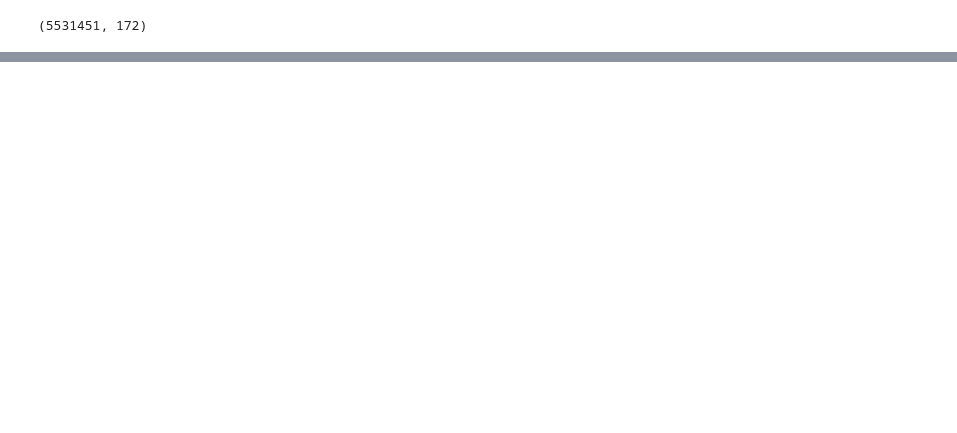
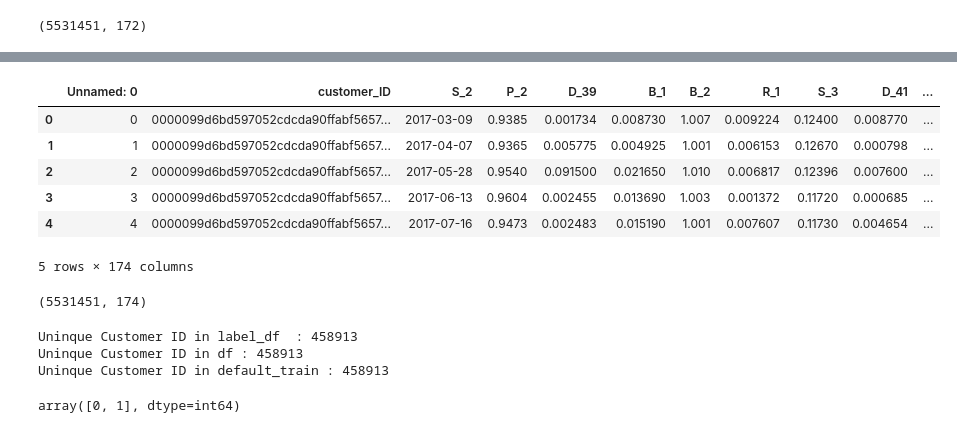
Before and after one commit to RithikDatascientist/potfolio, a Jupyter notebook: Default_Prediction/notebooks/Default_train_EDA.ipynb, the cells around one changed output, grey strips where cells are left out. Cells and saved outputs as stored; diff of their text form; code cells hidden in the pictures; blank space fills up the shorter version.

```diff
--- a/Default_Prediction/notebooks/Default_train_EDA.ipynb
+++ b/Default_Prediction/notebooks/Default_train_EDA.ipynb
@@ -137,0 +151,27 @@ final_df.to_csv(r"C:\potfolio\Default_Prediction\data\processed_data\memory_redu
+# %%
+default_train = pd.merge(df, label_df, left_on="customer_ID", right_on="customer_ID")
+default_train.head()
+# %% [output]
+|  | Unnamed: 0 | customer_ID | S_2 | P_2 | D_39 | B_1 | B_2 | R_1 | S_3 | D_41 | ... |
+| 0 | 0 | 0000099d6bd597052cdcda90ffabf5657... | 2017-03-09 | 0.9385 | 0.001734 | 0.008730 | 1.007 | 0.009224 | 0.12400 | 0.008770 | ... |
+| 1 | 1 | 0000099d6bd597052cdcda90ffabf5657... | 2017-04-07 | 0.9365 | 0.005775 | 0.004925 | 1.001 | 0.006153 | 0.12670 | 0.000798 | ... |
+| 2 | 2 | 0000099d6bd597052cdcda90ffabf5657... | 2017-05-28 | 0.9540 | 0.091500 | 0.021650 | 1.010 | 0.006817 | 0.12396 | 0.007600 | ... |
+| 3 | 3 | 0000099d6bd597052cdcda90ffabf5657... | 2017-06-13 | 0.9604 | 0.002455 | 0.013690 | 1.003 | 0.001372 | 0.11720 | 0.000685 | ... |
+| 4 | 4 | 0000099d6bd597052cdcda90ffabf5657... | 2017-07-16 | 0.9473 | 0.002483 | 0.015190 | 1.001 | 0.007607 | 0.11730 | 0.004654 | ... |
+5 rows × 174 columns
+# %%
+default_train.shape
+# %% [output]
+(5531451, 174)
+# %%
+print(f"Uninque Customer ID in label_df  : {label_df['customer_ID'].nunique()}")
+print(f"Uninque Customer ID in df : {df['customer_ID'].nunique()}")
+print(f"Uninque Customer ID in default_train : {default_train['customer_ID'].nunique()}")
+# %% [output]
+Uninque Customer ID in label_df  : 458913
+Uninque Customer ID in df : 458913
+Uninque Customer ID in default_train : 458913
+# %%
+default_train["target"].unique()
+# %% [output]
+array([0, 1], dtype=int64)
```
Also changed, not shown: parts of 2 cells of this notebook.
